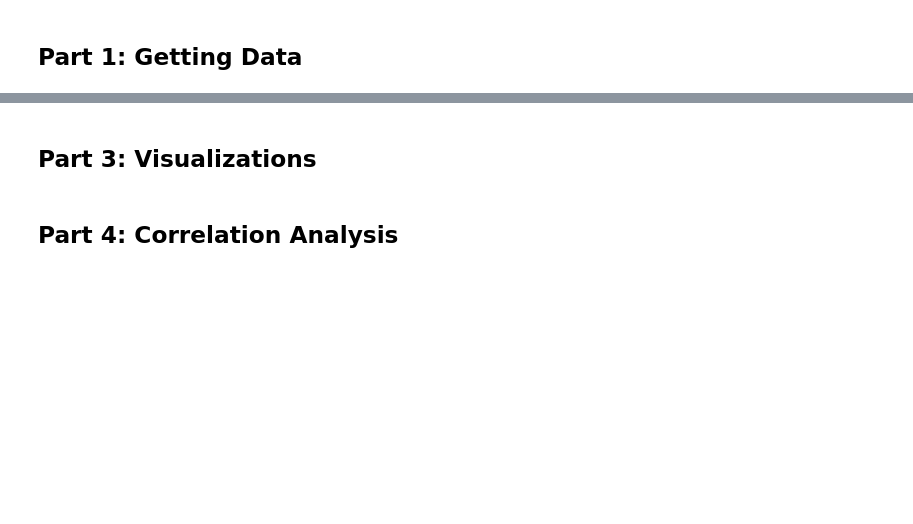
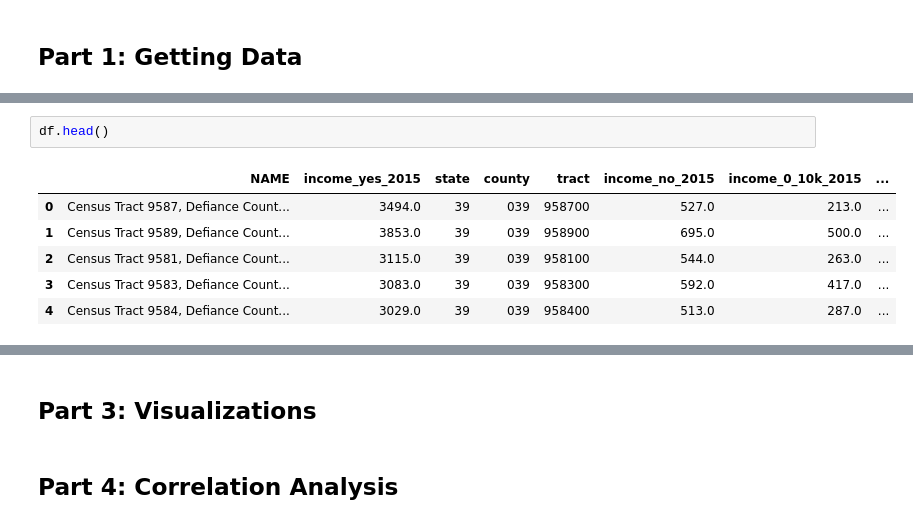
Before and after one commit to Neniflight/crime_forecast_in_cleveland, a Jupyter notebook: notebook.ipynb, the cells around one changed output, grey strips where cells are left out. Saved outputs shown, nothing was run; the diff lists cells and outputs as text; blank space fills up the shorter version.

```diff
--- a/notebook.ipynb
+++ b/notebook.ipynb
@@ -14,0 +145,9 @@ Finish up to step 4 by Thursday
+# %%
+df.head()
+# %% [output]
+|  | NAME | income_yes_2015 | state | county | tract | income_no_2015 | income_0_10k_2015 | ... |
+| 0 | Census Tract 9587, Defiance Count... | 3494.0 | 39 | 039 | 958700 | 527.0 | 213.0 | ... |
+| 1 | Census Tract 9589, Defiance Count... | 3853.0 | 39 | 039 | 958900 | 695.0 | 500.0 | ... |
+| 2 | Census Tract 9581, Defiance Count... | 3115.0 | 39 | 039 | 958100 | 544.0 | 263.0 | ... |
+| 3 | Census Tract 9583, Defiance Count... | 3083.0 | 39 | 039 | 958300 | 592.0 | 417.0 | ... |
+| 4 | Census Tract 9584, Defiance Count... | 3029.0 | 39 | 039 | 958400 | 513.0 | 287.0 | ... |
```
Also changed, not shown: parts of 16 cells of this notebook.
